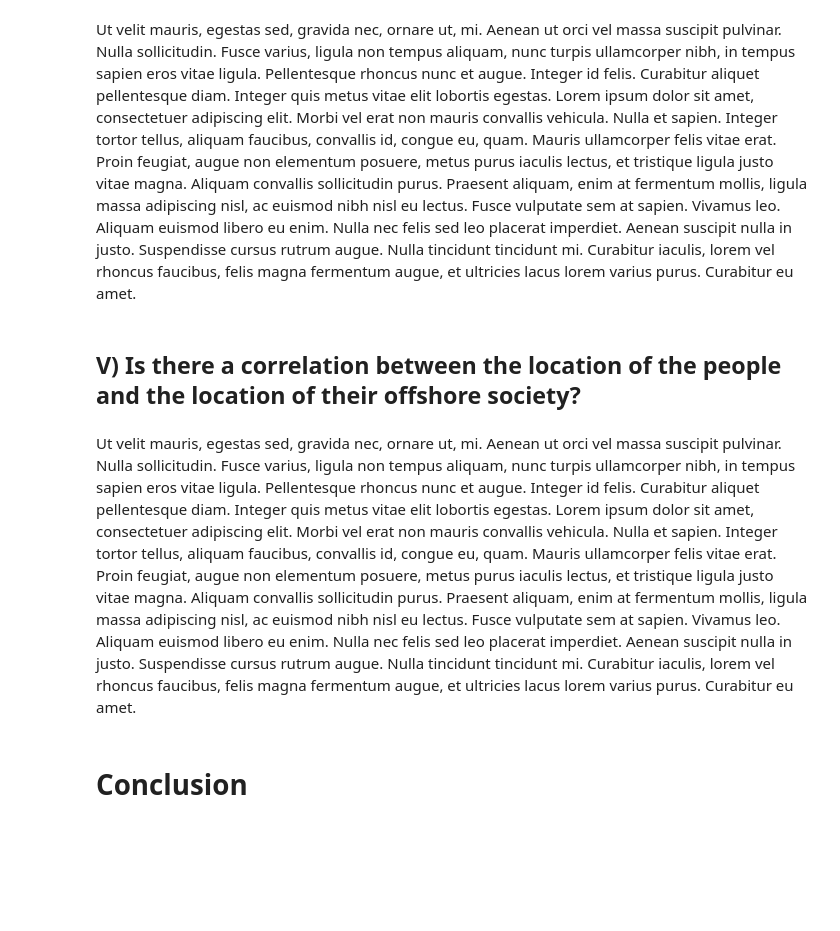
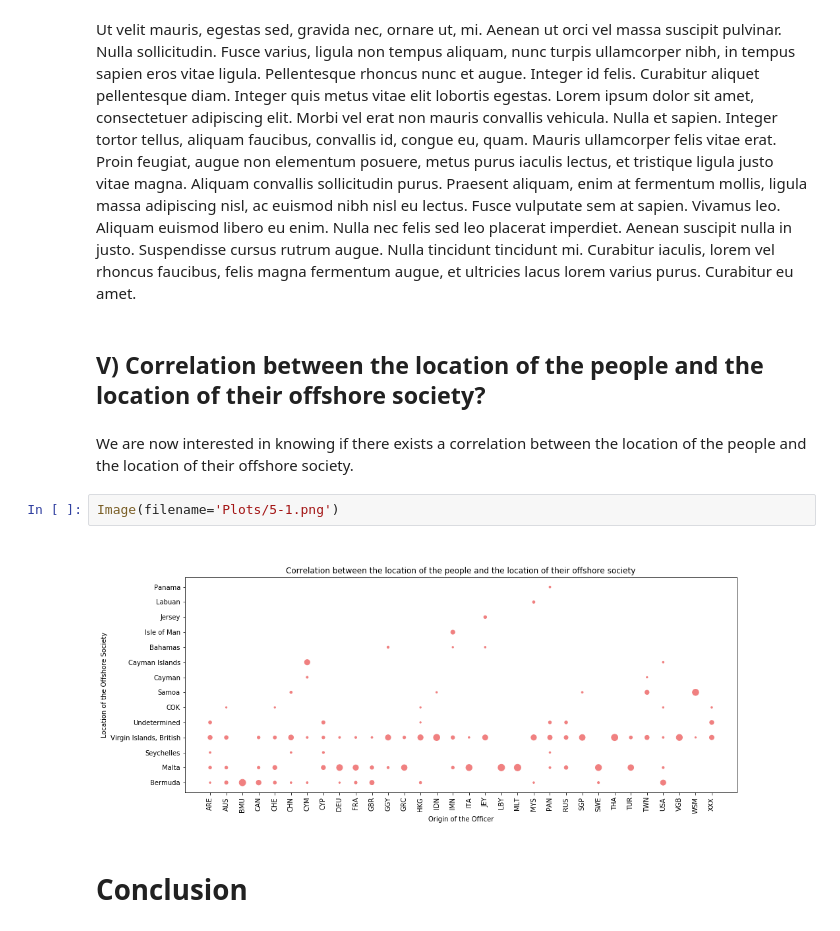
Before and after one commit to yymartin/ADA_Project_Cobra, a Jupyter notebook: index.ipynb, the cells around one changed output. Saved outputs shown, nothing was run; the diff lists cells and outputs as text; blank space fills up the shorter version.

```diff
--- a/index.ipynb
+++ b/index.ipynb
@@ -111,10 +146,13 @@ Image(filename='Plots/2-2.png')
 Ut velit mauris, egestas sed, gravida nec, ornare ut, mi. Aenean ut orci vel massa suscipit pulvinar. Nulla sollicitudin. Fusce varius, ligula non tempus aliquam, nunc turpis ullamcorper nibh, in tempus sapien eros vitae ligula. Pellentesque rhoncus nunc et augue. Integer id felis. Curabitur aliquet pellentesque diam. Integer quis metus vitae elit lobortis egestas. Lorem ipsum dolor sit amet, consectetuer adipiscing elit. Morbi vel erat non mauris convallis vehicula. Nulla et sapien. Integer tortor tellus, aliquam faucibus, convallis id, congue eu, quam. Mauris ullamcorper felis vitae erat. Proin feugiat, augue non elementum posuere, metus purus iaculis lectus, et tristique ligula justo vitae magna.
 Aliquam convallis sollicitudin purus. Praesent aliquam, enim at fermentum mollis, ligula massa adipiscing nisl, ac euismod nibh nisl eu lectus. Fusce vulputate sem at sapien. Vivamus leo. Aliquam euismod libero eu enim. Nulla nec felis sed leo placerat imperdiet. Aenean suscipit nulla in justo. Suspendisse cursus rutrum augue. Nulla tincidunt tincidunt mi. Curabitur iaculis, lorem vel rhoncus faucibus, felis magna fermentum augue, et ultricies lacus lorem varius purus. Curabitur eu amet.
 # %% [markdown]
-## V) Is there a correlation between the location of the people and the location of their offshore society?
+## V) Correlation between the location of the people and the location of their offshore society?
-# %% [markdown]
-Ut velit mauris, egestas sed, gravida nec, ornare ut, mi. Aenean ut orci vel massa suscipit pulvinar. Nulla sollicitudin. Fusce varius, ligula non tempus aliquam, nunc turpis ullamcorper nibh, in tempus sapien eros vitae ligula. Pellentesque rhoncus nunc et augue. Integer id felis. Curabitur aliquet pellentesque diam. Integer quis metus vitae elit lobortis egestas. Lorem ipsum dolor sit amet, consectetuer adipiscing elit. Morbi vel erat non mauris convallis vehicula. Nulla et sapien. Integer tortor tellus, aliquam faucibus, convallis id, congue eu, quam. Mauris ullamcorper felis vitae erat. Proin feugiat, augue non elementum posuere, metus purus iaculis lectus, et tristique ligula justo vitae magna.
-Aliquam convallis sollicitudin purus. Praesent aliquam, enim at fermentum mollis, ligula massa adipiscing nisl, ac euismod nibh nisl eu lectus. Fusce vulputate sem at sapien. Vivamus leo. Aliquam euismod libero eu enim. Nulla nec felis sed leo placerat imperdiet. Aenean suscipit nulla in justo. Suspendisse cursus rutrum augue. Nulla tincidunt tincidunt mi. Curabitur iaculis, lorem vel rhoncus faucibus, felis magna fermentum augue, et ultricies lacus lorem varius purus. Curabitur eu amet.
+# %% [markdown]
+We are now interested in knowing if there exists a correlation between the location of the people and the location of their offshore society.
+# %%
+Image(filename='Plots/5-1.png')
+# %% [output]
+[figure, added]
 # %% [markdown]
 # Conclusion
 # %% [markdown]
```
Also changed, not shown: parts of 24 cells of this notebook, 1 other file.
